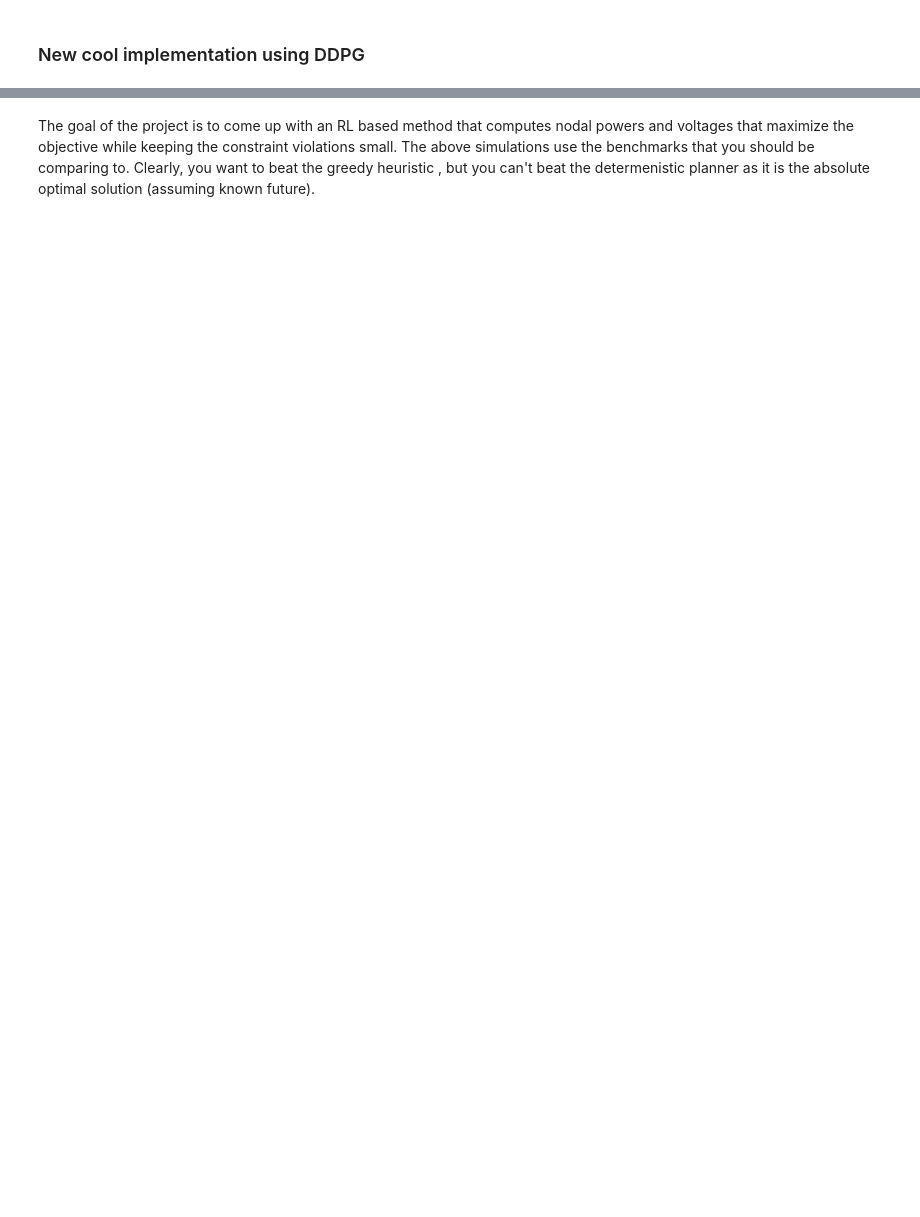
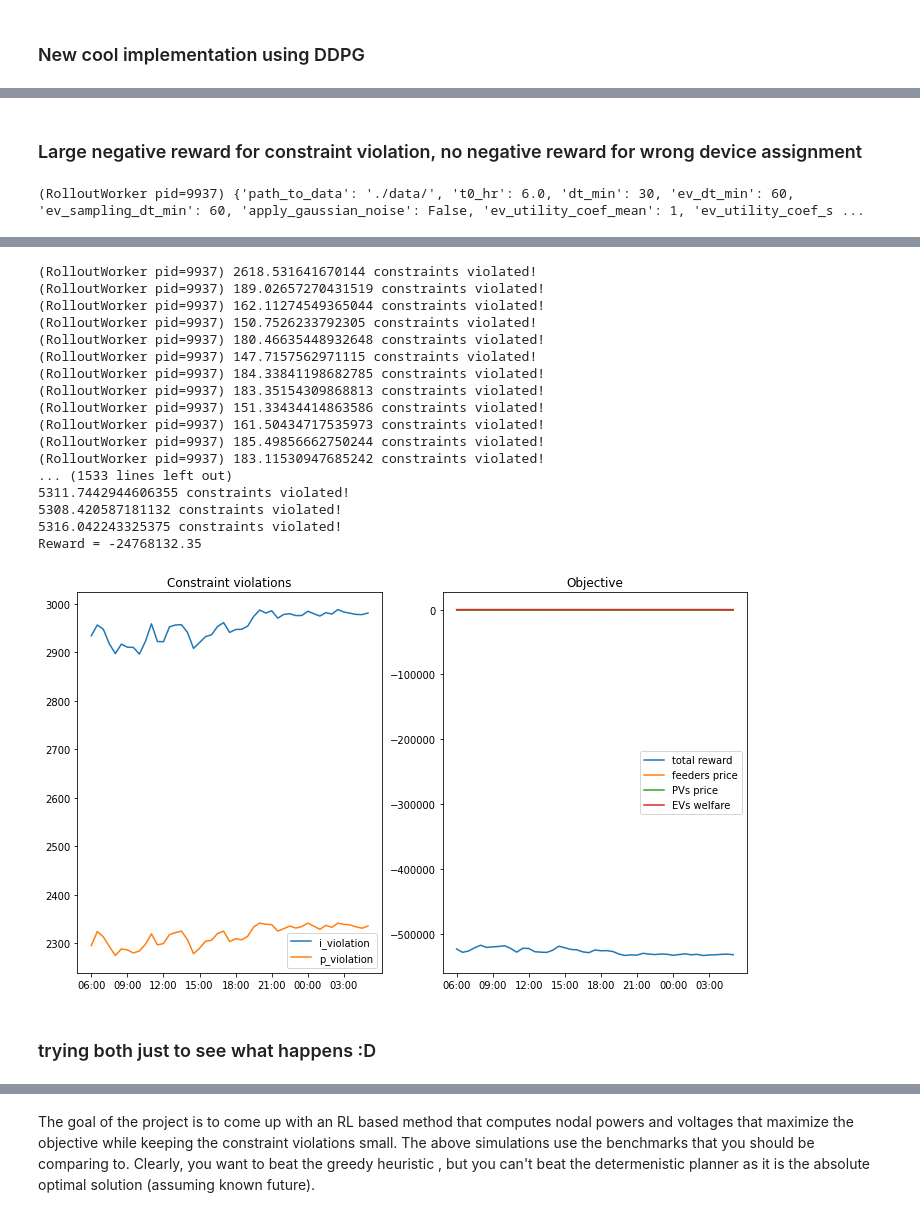
Before and after one commit to V0XNIHILI/RL-EVCP, a Jupyter notebook: Original_Sample_Run.ipynb, the cells around one changed output, grey strips where cells are left out. Cells and saved outputs as stored; diff of their text form; code cells hidden in the pictures; blank space fills up the shorter version.

```diff
--- a/Original_Sample_Run.ipynb
+++ b/Original_Sample_Run.ipynb
@@ -223,0 +279,52 @@ Reward = 157.48
+# %% [markdown]
+### Large negative reward for constraint violation, no negative reward for wrong device assignment
+# %%
+config['device_constraint_violation_mode'] = 'ignore'
+config['constraint_violation_mode'] = 'reward'
+def env_creator(a):
+    (ps_samplers_dict, ps_metadata, canopy_sampler, canopy_metadata,
+     price_sampler, price_metadata, ev_sampler, elaadnl_metadata) = load_samplers(config)
+
+    return create_env(
+        config,
+        ps_samplers_dict,
+        ps_metadata,
+        canopy_sampler,
+        canopy_metadata,
+        price_sampler,
+        price_metadata,
+        ev_sampler,
+        elaadnl_metadata
+    )
+register_env("my_env", env_creator)
+
+trainer = ddpg.DDPGTrainer(
+    env="my_env",
+    config={
+        "env": "my_env",
+        "framework": "torch",
+        "num_gpus":0,
+        "num_workers":1,
+    },
+)
+for _ in range(config['epochs']):
+    trainer.train()
+
+np.random.seed(42)
+gym_env = create_env(config, ps_samplers_dict, ps_metadata, canopy_sampler, canopy_metadata,
+                 price_sampler, price_metadata, ev_sampler, elaadnl_metadata)
+state = gym_env.reset(episode_index=0, train=True)
+
+results_list = []
+total_reward = 0
+while not gym_env.done:
+    action = trainer.get_policy().compute_actions(state)[0]
+    next_state, reward, done, result = gym_env.step(action)
+    state = next_state
+
+    total_reward += result['reward']
+    results_list.append(result)
+print('Reward = %.2f' % total_reward)
+plot_results(env, results_list, figsize=(12, 7))
+# %% [output]
+(RolloutWorker pid=9937) {'path_to_data': './data/', 't0_hr': 6.0, 'dt_min': 30, 'ev_dt_min': 60, 'ev_sampling_dt_min': 60, 'apply_gaussian_noise': False, 'ev_utility_coef_mean': 1, 'ev_utility_coef_s ...
@@ -223,0 +335,20 @@ Reward = 157.48
+(RolloutWorker pid=9937) 2618.531641670144 constraints violated!
+(RolloutWorker pid=9937) 189.02657270431519 constraints violated!
+(RolloutWorker pid=9937) 162.11274549365044 constraints violated!
+(RolloutWorker pid=9937) 150.7526233792305 constraints violated!
+(RolloutWorker pid=9937) 180.46635448932648 constraints violated!
+(RolloutWorker pid=9937) 147.7157562971115 constraints violated!
+(RolloutWorker pid=9937) 184.33841198682785 constraints violated!
+(RolloutWorker pid=9937) 183.35154309868813 constraints violated!
+(RolloutWorker pid=9937) 151.33434414863586 constraints violated!
+(RolloutWorker pid=9937) 161.50434717535973 constraints violated!
+(RolloutWorker pid=9937) 185.49856662750244 constraints violated!
+(RolloutWorker pid=9937) 183.11530947685242 constraints violated!
+... (1533 lines left out)
+5311.7442944606355 constraints violated!
+5308.420587181132 constraints violated!
+5316.042243325375 constraints violated!
+Reward = -24768132.35
+[figure, added]
+# %% [markdown]
+### trying both just to see what happens :D
```
Also changed, not shown: parts of 14 cells of this notebook, 7 other files.
